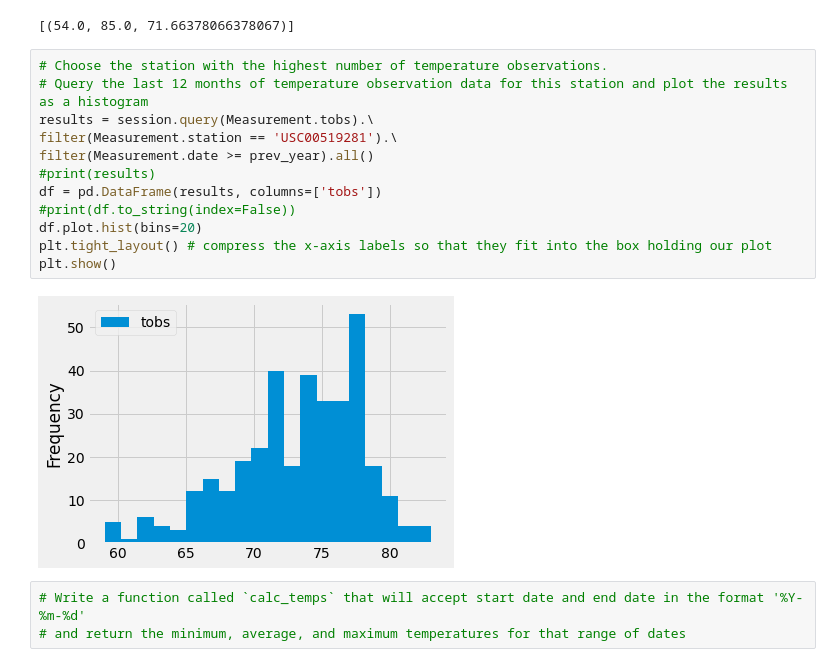
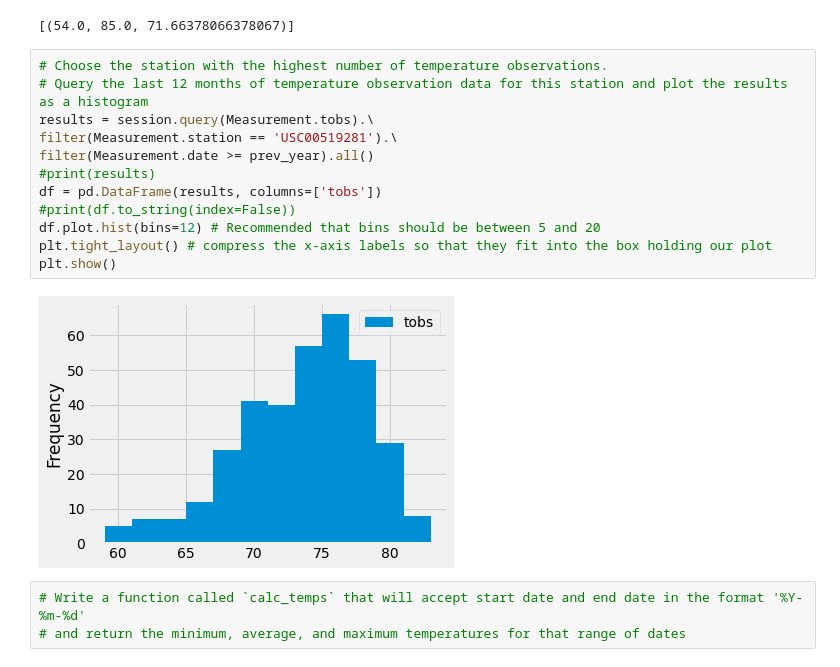
Before and after one commit to MelbPhil/surfs_up, a Jupyter notebook: climate_analysis.ipynb, the cells around one changed output. Cells and saved outputs as stored; diff of their text form.

```diff
--- a/climate_analysis.ipynb
+++ b/climate_analysis.ipynb
@@ -107,17 +107,17 @@ filter(Measurement.station == 'USC00519281').all()
 # %%
 # Choose the station with the highest number of temperature observations.
 # Query the last 12 months of temperature observation data for this station and plot the results as a histogram
 results = session.query(Measurement.tobs).\
 filter(Measurement.station == 'USC00519281').\
 filter(Measurement.date >= prev_year).all()
 #print(results)
 df = pd.DataFrame(results, columns=['tobs'])
 #print(df.to_string(index=False))
-df.plot.hist(bins=20)
+df.plot.hist(bins=12) # Recommended that bins should be between 5 and 20
 plt.tight_layout() # compress the x-axis labels so that they fit into the box holding our plot
 plt.show()
 # %% [output]
-[figure, old version]
+[figure, new version]
 # %%
 # Write a function called `calc_temps` that will accept start date and end date in the format '%Y-%m-%d'
 # and return the minimum, average, and maximum temperatures for that range of dates
```
Also changed, not shown: 1 other file.
